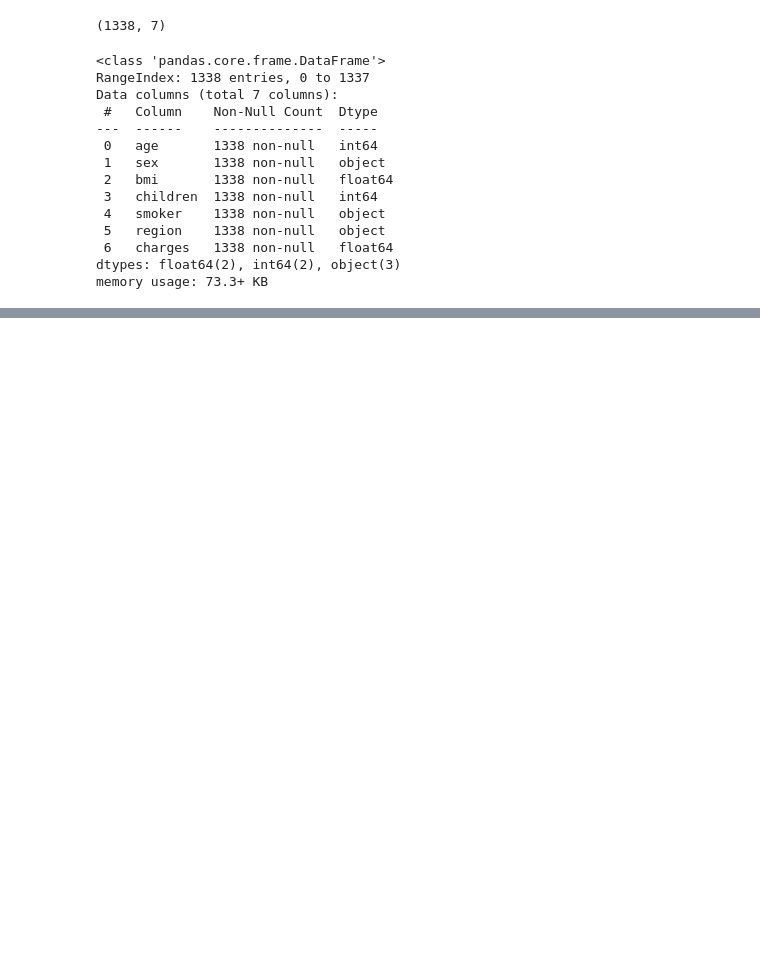
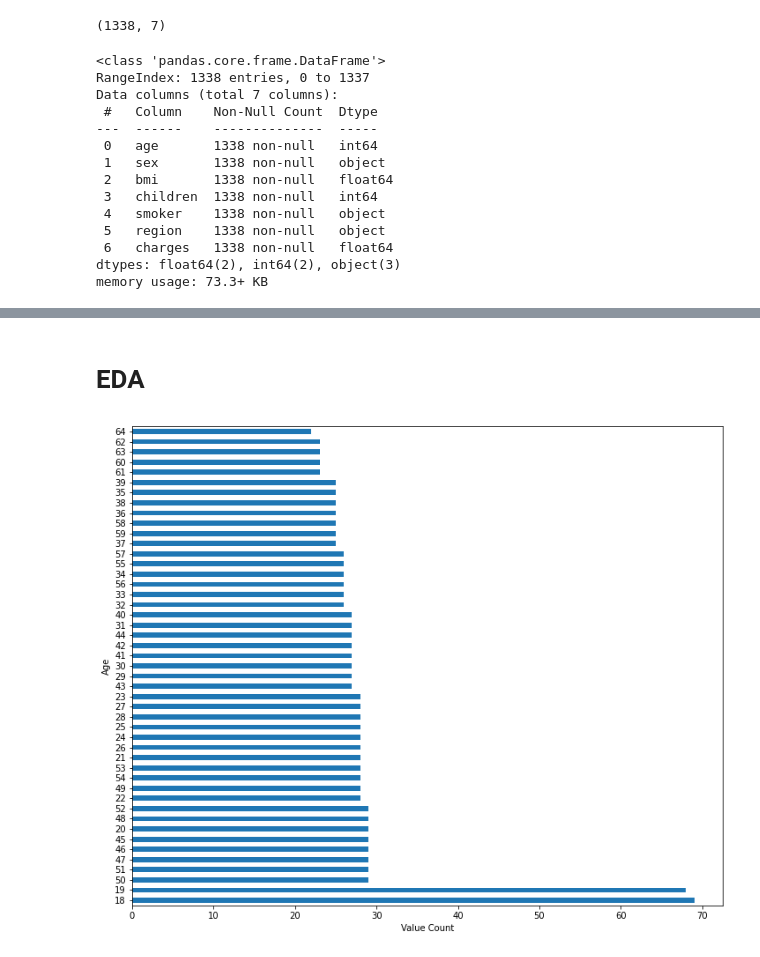
Before and after one commit to Sialsanwal/Data-Science, a Jupyter notebook: Machine learning Model/Regression Model/Project 2/EDA.ipynb, the cells around one changed output, grey strips where cells are left out. Drawn from its saved outputs; the diff is of its cells as text; code cells hidden in the pictures; blank space fills up the shorter version.

```diff
--- a/Machine learning Model/Regression Model/Project 2/EDA.ipynb
+++ b/Machine learning Model/Regression Model/Project 2/EDA.ipynb
@@ -49,0 +61,11 @@ df.describe().T
+# %% [markdown]
+# EDA
+# %%
+plt.figure(figsize=(12,10))
+#df.age.value_counts().plot(kind='pie',autopct='%.2f%%')
+df.age.value_counts().plot(kind='barh')
+plt.ylabel("Age")
+plt.xlabel("Value Count")
+plt.show()
+# %% [output]
+[figure, added]
```
Also changed, not shown: parts of 6 cells of this notebook.
